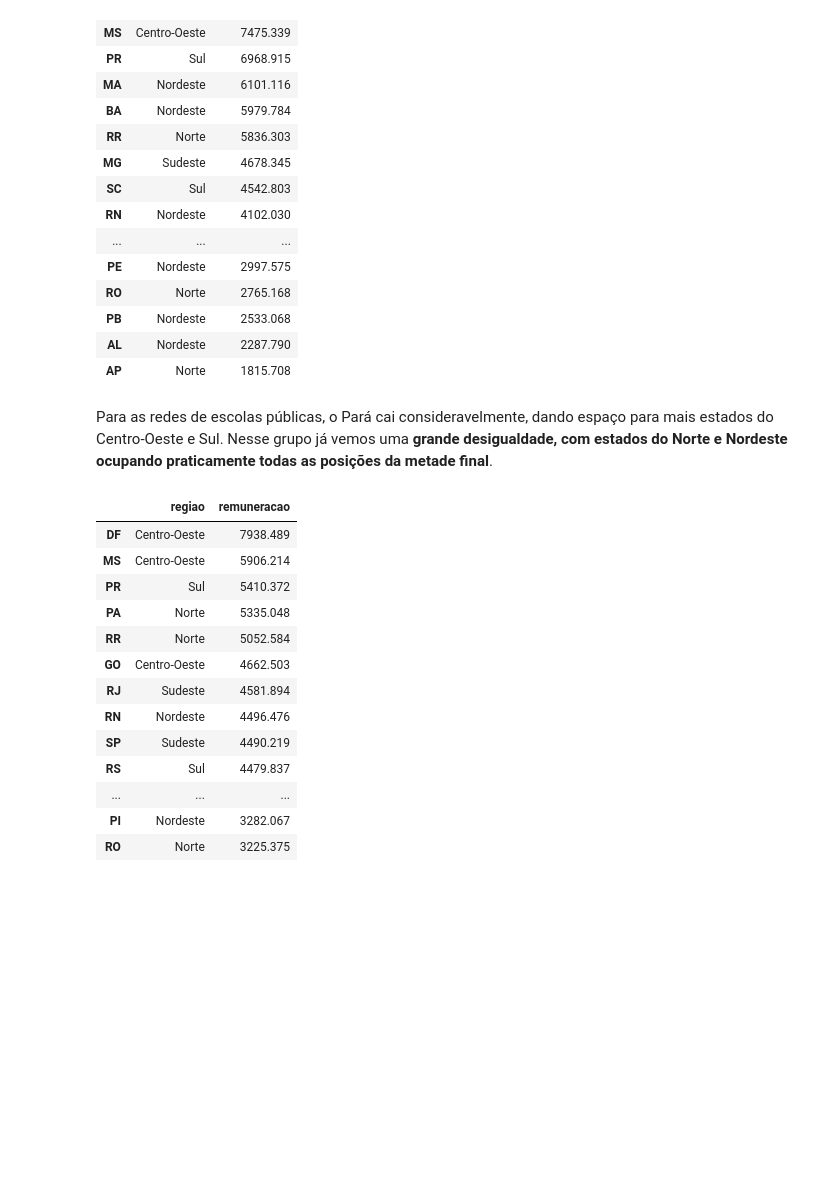
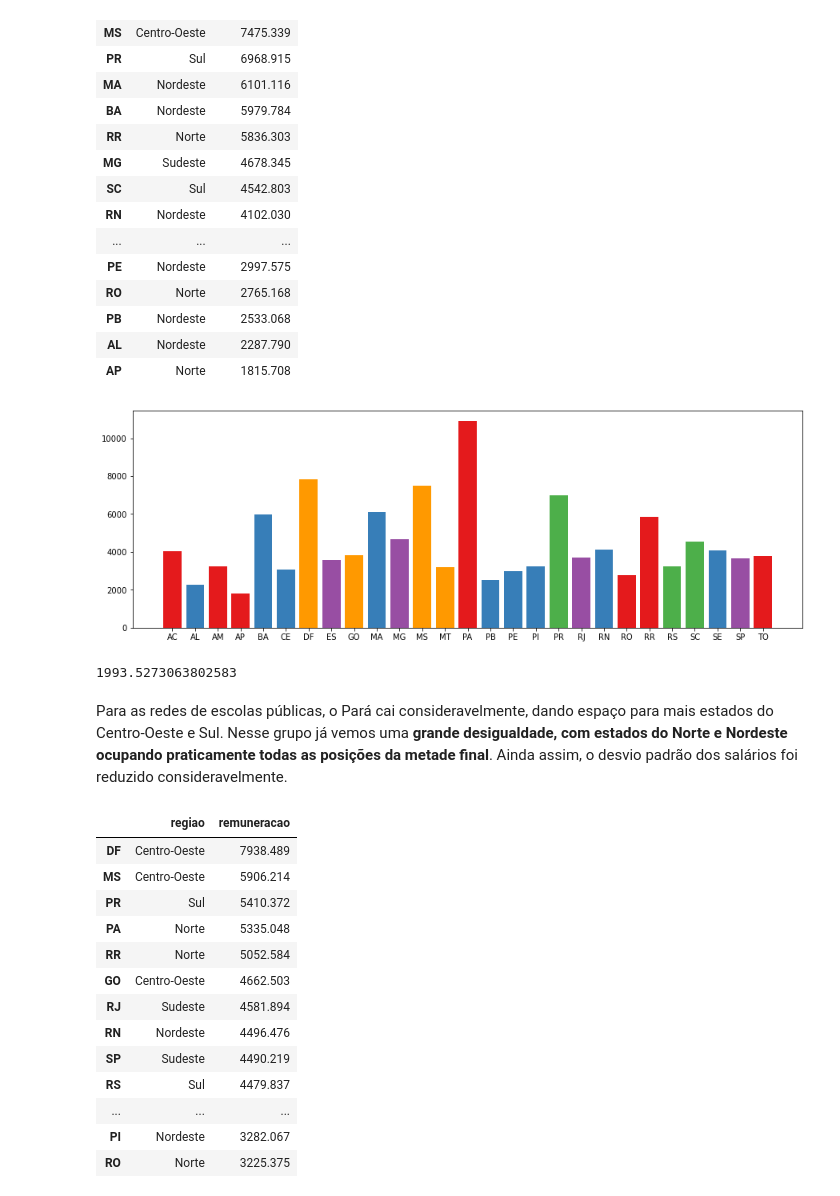
Before and after one commit to viniciuslettieri/analytica, a Jupyter notebook: Educacao_Brasileira/educacao_brasileira.ipynb, the cells around one changed output. Saved outputs shown, nothing was run; the diff lists cells and outputs as text; code cells hidden in the pictures; blank space fills up the shorter version.

```diff
--- a/Educacao_Brasileira/educacao_brasileira.ipynb
+++ b/Educacao_Brasileira/educacao_brasileira.ipynb
@@ -373,8 +373,18 @@ df.sort_values(by='remuneracao', ascending=False)
 | PB | Nordeste | 2533.068 |
 | AL | Nordeste | 2287.790 |
 | AP | Norte | 1815.708 |
+# %%
+plt.figure(figsize=(15, 5))
+plt.bar(unidades_federativas, rem_estadual, color=[estado2cor[k] for k in unidades_federativas])
+plt.savefig('rem_estadual.png')
+# %% [output]
+[figure, added]
+# %%
+np.std(rem_estadual)
+# %% [output]
+1993.5273063802583
 # %% [markdown]
-Para as redes de escolas públicas, o Pará cai consideravelmente, dando espaço para mais estados do Centro-Oeste e Sul. Nesse grupo já vemos uma **grande desigualdade, com estados do Norte e Nordeste ocupando praticamente todas as posições da metade final**.
+Para as redes de escolas públicas, o Pará cai consideravelmente, dando espaço para mais estados do Centro-Oeste e Sul. Nesse grupo já vemos uma **grande desigualdade, com estados do Norte e Nordeste ocupando praticamente todas as posições da metade final**. Ainda assim, o desvio padrão dos salários foi reduzido consideravelmente.
 # %%
 rem_publica = []
 for uf in unidades_federativas:
```
Also changed, not shown: parts of 24 cells of this notebook.
